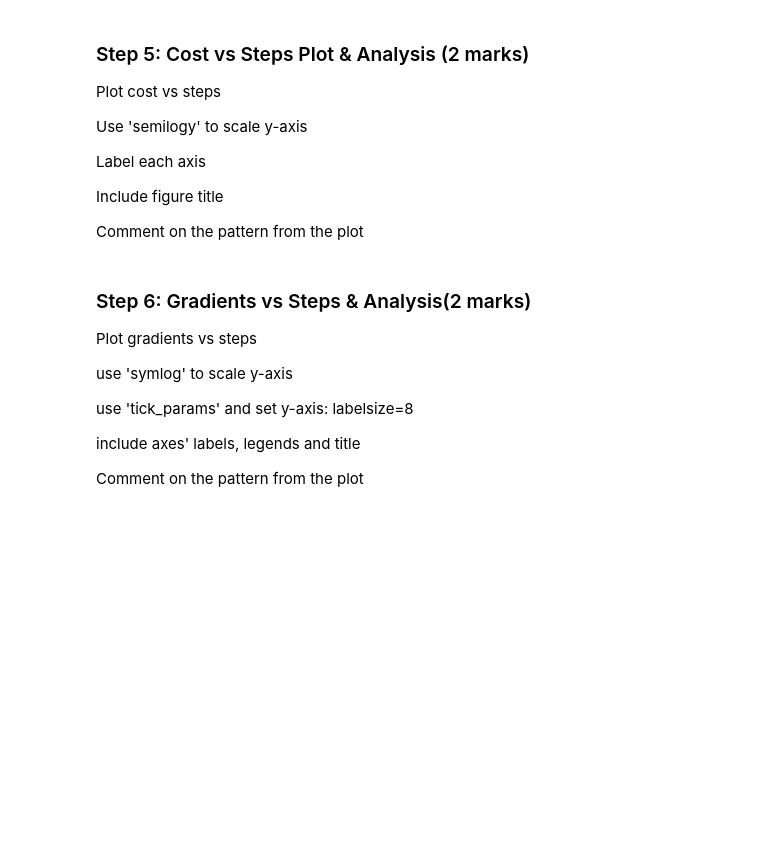
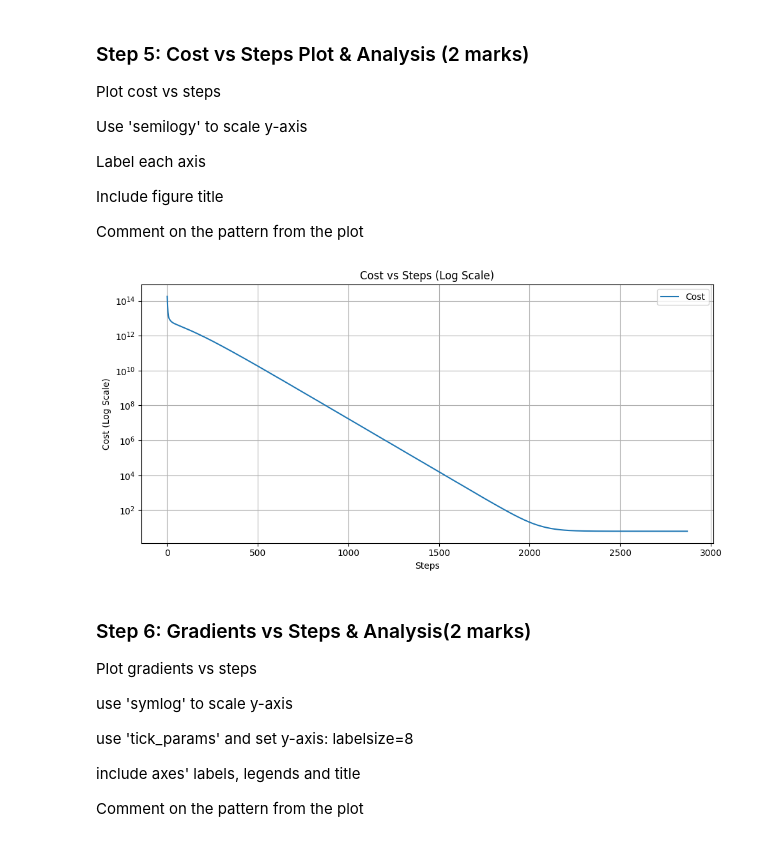
Before and after one commit to michael-shi-uofc/engg680_2024_fall, a Jupyter notebook: Lab_Assignment3/Assignment3.ipynb, the cells around one changed output. Cells and saved outputs as stored; diff of their text form; code cells hidden in the pictures; blank space fills up the shorter version.

```diff
--- a/Lab_Assignment3/Assignment3.ipynb
+++ b/Lab_Assignment3/Assignment3.ipynb
@@ -223,3 +261,24 @@ plt.show()
+# %%
+fig, ax = plt.subplots(nrows=1, ncols=1, figsize=(10, 5))
+
+# Plot cost vs. steps with a logarithmic scale on the y-axis
+ax.semilogy(arr_cost, label='Cost')
+ax.set_xlabel('Steps')
+ax.set_ylabel('Cost (Log Scale)')
+ax.set_title('Cost vs Steps (Log Scale)')
+ax.legend()
+ax.grid(True)
+
+fig.tight_layout()
+plt.show()
+
+# Comment on the pattern
+# The plot shows a rapid decrease in cost during the initial steps, suggesting
+# that the model quickly reduces the error. As the steps progress, the cost
+# reduction slows down, and plateaus near convergence. This pattern is
+# typical in gradient descent when getting close to the optimal solution.
+# %% [output]
+[figure, added]
 # %% [markdown]
 ### Step 6: Gradients vs Steps & Analysis(2 marks)
 Plot gradients vs steps
```
Also changed, not shown: parts of 26 cells of this notebook, 1 other file.
